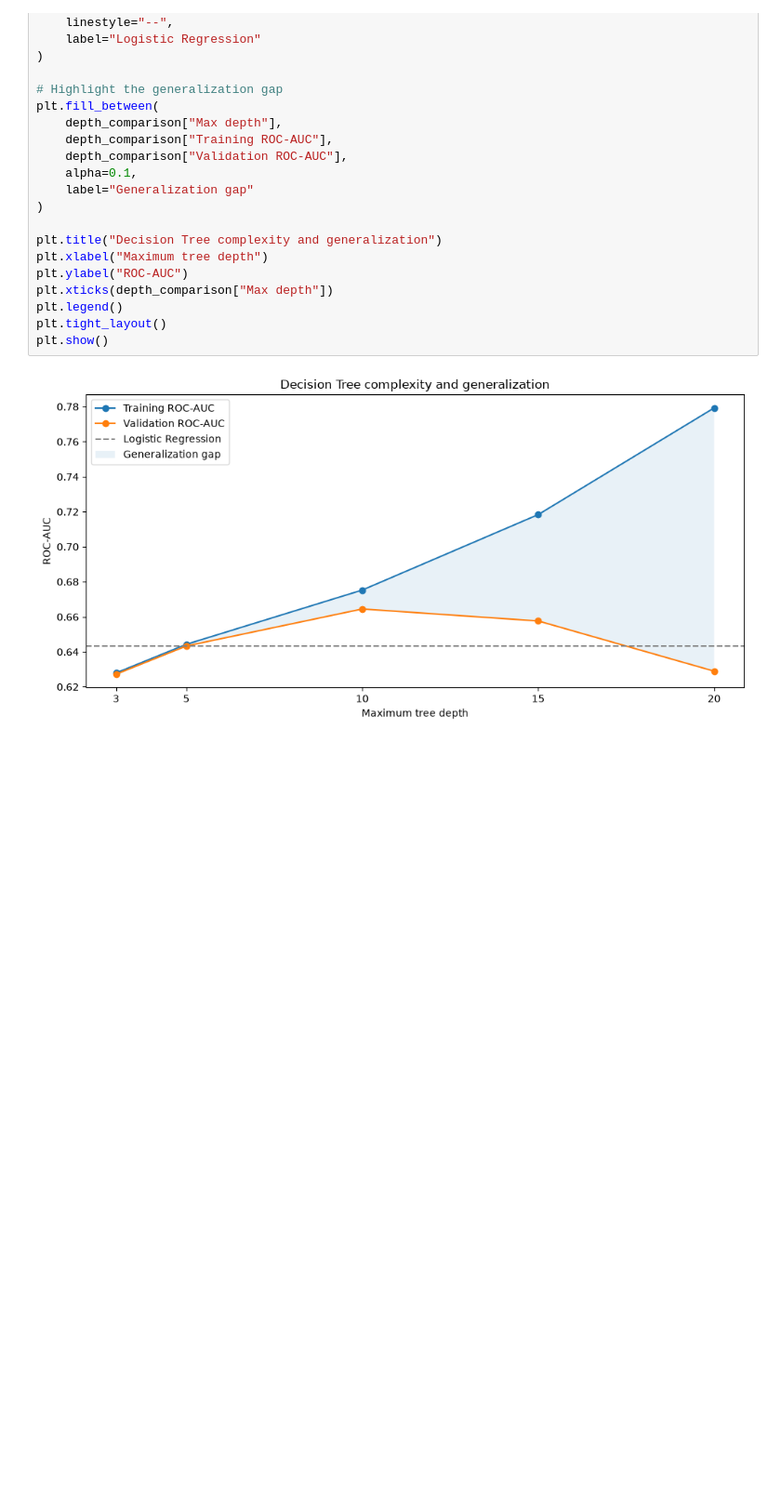
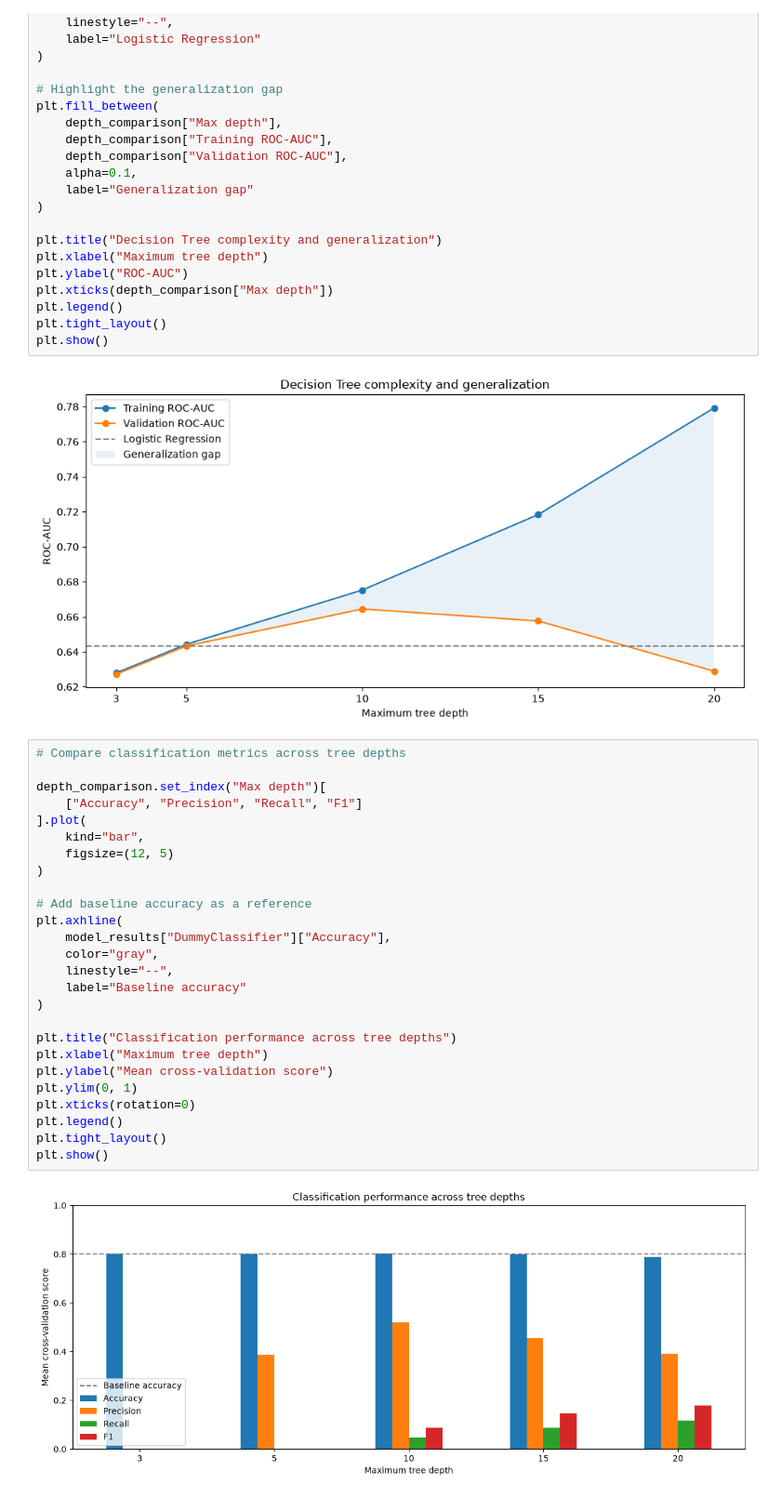
Before and after one commit to Malou100701/MachineLearning2026, a Jupyter notebook: flight_delay_analysis_starter.ipynb, the cells around one changed output. Shown at 93% size. Saved outputs shown, nothing was run; the diff lists cells and outputs as text; blank space fills up the shorter version.

```diff
--- a/flight_delay_analysis_starter.ipynb
+++ b/flight_delay_analysis_starter.ipynb
@@ -1604,6 +1604,34 @@ plt.tight_layout()
 plt.show()
 # %% [output]
 [figure]
+# %%
+# Compare classification metrics across tree depths
+
+depth_comparison.set_index("Max depth")[
+    ["Accuracy", "Precision", "Recall", "F1"]
+].plot(
+    kind="bar",
+    figsize=(12, 5)
+)
+
+# Add baseline accuracy as a reference
+plt.axhline(
+    model_results["DummyClassifier"]["Accuracy"],
+    color="gray",
+    linestyle="--",
+    label="Baseline accuracy"
+)
+
+plt.title("Classification performance across tree depths")
+plt.xlabel("Maximum tree depth")
+plt.ylabel("Mean cross-validation score")
+plt.ylim(0, 1)
+plt.xticks(rotation=0)
+plt.legend()
+plt.tight_layout()
+plt.show()
+# %% [output]
+[figure, added]
 # %% [markdown]
 **Findings – 7.4:**
 
```
Also changed, not shown: parts of 10 cells of this notebook.
